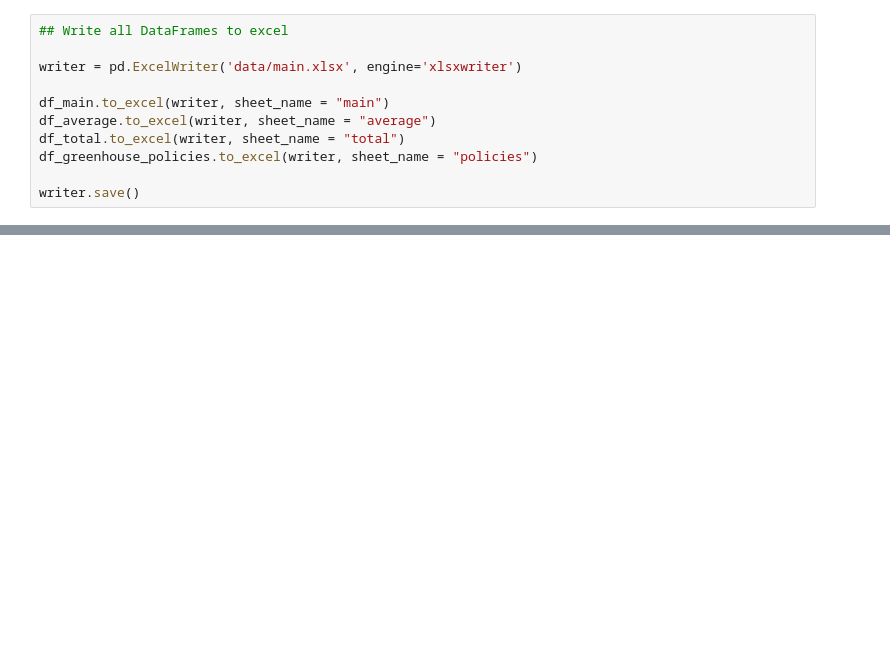
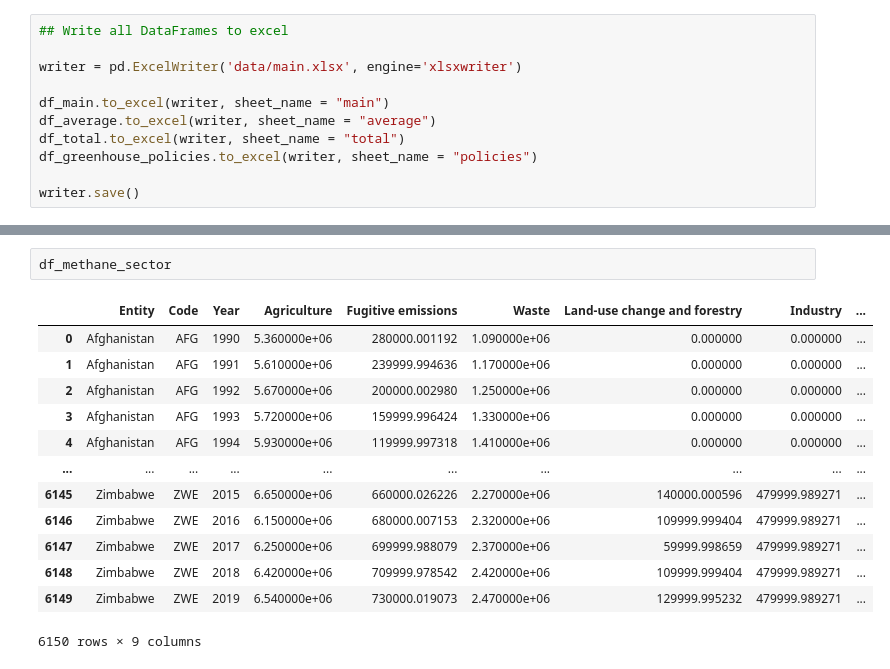
Before and after one commit to TrulsST/VisualAnalytics, a Jupyter notebook: Data_processing.ipynb, the cells around one changed output, grey strips where cells are left out. Drawn from its saved outputs; the diff is of its cells as text; blank space fills up the shorter version.

```diff
--- a/Data_processing.ipynb
+++ b/Data_processing.ipynb
@@ -538,0 +558,16 @@ trade_co2_share
+# %%
+df_methane_sector
+# %% [output]
+|  | Entity | Code | Year | Agriculture | Fugitive emissions | Waste | Land-use change and forestry | Industry | ... |
+| 0 | Afghanistan | AFG | 1990 | 5.360000e+06 | 280000.001192 | 1.090000e+06 | 0.000000 | 0.000000 | ... |
+| 1 | Afghanistan | AFG | 1991 | 5.610000e+06 | 239999.994636 | 1.170000e+06 | 0.000000 | 0.000000 | ... |
+| 2 | Afghanistan | AFG | 1992 | 5.670000e+06 | 200000.002980 | 1.250000e+06 | 0.000000 | 0.000000 | ... |
+| 3 | Afghanistan | AFG | 1993 | 5.720000e+06 | 159999.996424 | 1.330000e+06 | 0.000000 | 0.000000 | ... |
+| 4 | Afghanistan | AFG | 1994 | 5.930000e+06 | 119999.997318 | 1.410000e+06 | 0.000000 | 0.000000 | ... |
+| ... | ... | ... | ... | ... | ... | ... | ... | ... | ... |
+| 6145 | Zimbabwe | ZWE | 2015 | 6.650000e+06 | 660000.026226 | 2.270000e+06 | 140000.000596 | 479999.989271 | ... |
+| 6146 | Zimbabwe | ZWE | 2016 | 6.150000e+06 | 680000.007153 | 2.320000e+06 | 109999.999404 | 479999.989271 | ... |
+| 6147 | Zimbabwe | ZWE | 2017 | 6.250000e+06 | 699999.988079 | 2.370000e+06 | 59999.998659 | 479999.989271 | ... |
+| 6148 | Zimbabwe | ZWE | 2018 | 6.420000e+06 | 709999.978542 | 2.420000e+06 | 109999.999404 | 479999.989271 | ... |
+| 6149 | Zimbabwe | ZWE | 2019 | 6.540000e+06 | 730000.019073 | 2.470000e+06 | 129999.995232 | 479999.989271 | ... |
+6150 rows × 9 columns
```
Also changed, not shown: parts of 11 cells of this notebook, 7 other files.
